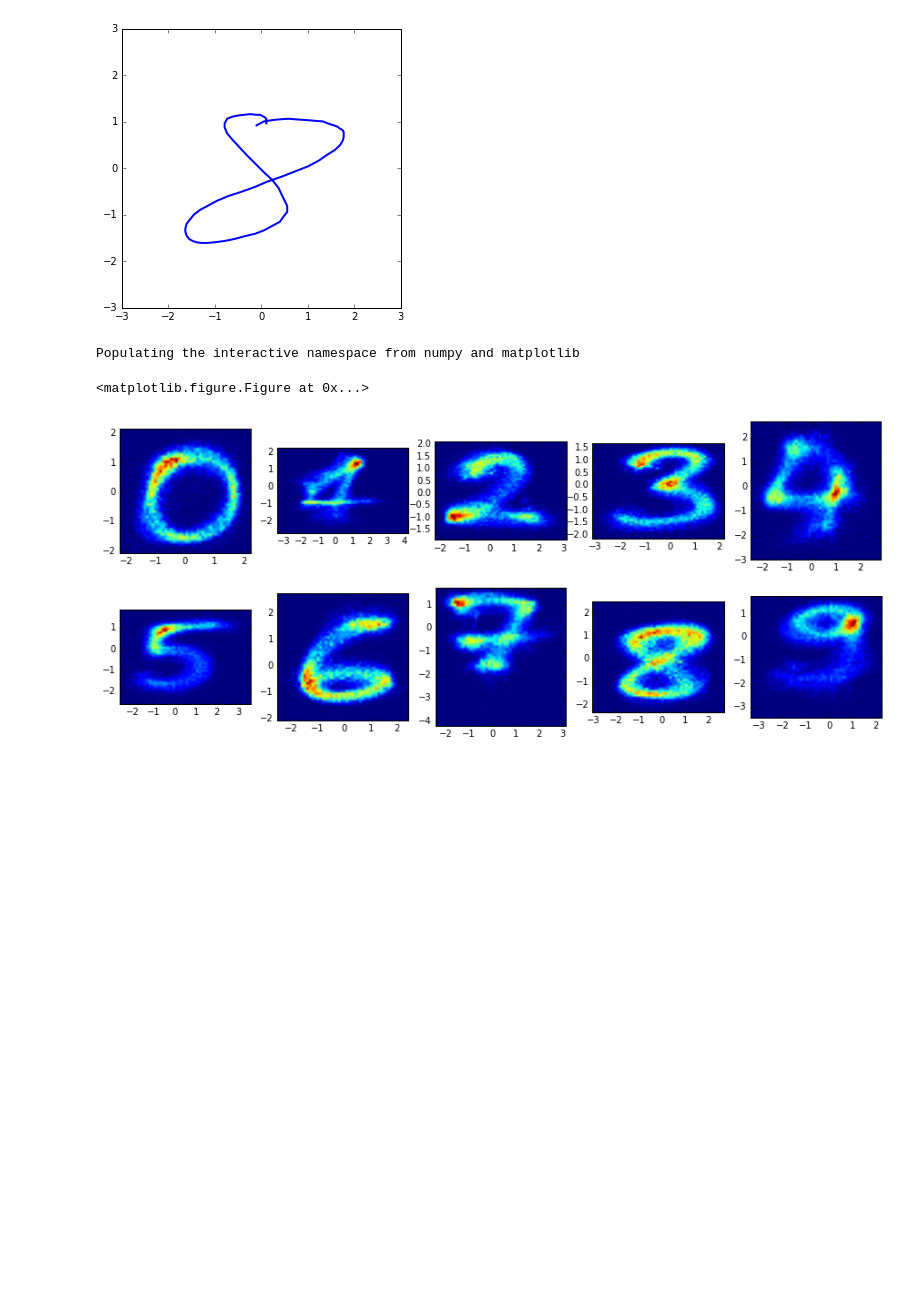
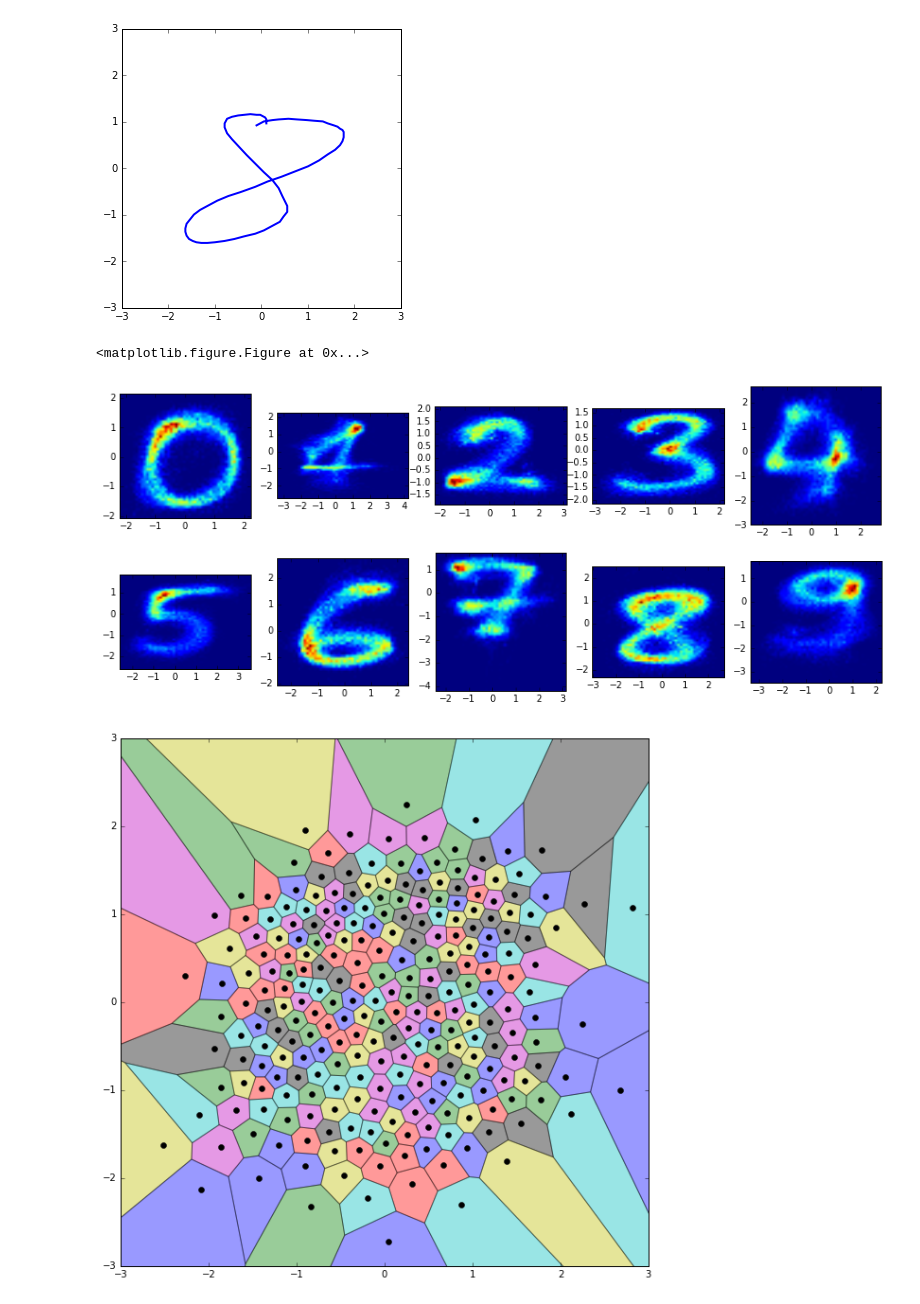
Before and after one commit to choucavalier/pendigits-hmm, a Jupyter notebook: Notebook.ipynb, the cells around one changed output. Saved outputs shown, nothing was run; the diff lists cells and outputs as text; code cells hidden in the pictures; blank space fills up the shorter version.

```diff
--- a/Notebook.ipynb
+++ b/Notebook.ipynb
@@ -16,13 +16,14 @@ plotter.plot_digit(train_digits[0], True)
 [figure]
 # %%
 pylab.rcParams['figure.figsize'] = (15, 6);
-plotter.plot_digits_heatmap(train_digits);
+plotter.plot_digits_heatmap(train_digits, True);
 # %% [output]
-Populating the interactive namespace from numpy and matplotlib
+<matplotlib.figure.Figure at 0x...>
-<matplotlib.figure.Figure at 0x...>
 [figure]
 # %%
 centroids = training.get_digit_kmeans_centroids(train_digits, 254)
 # %%
-pylab.rcParams['figure.figsize'] = (5, 5);
+pylab.rcParams['figure.figsize'] = (10, 10);
 voronoi.plot_centroids(centroids);
+# %% [output]
+[figure, added]
```
Also changed, not shown: 4 other files.
